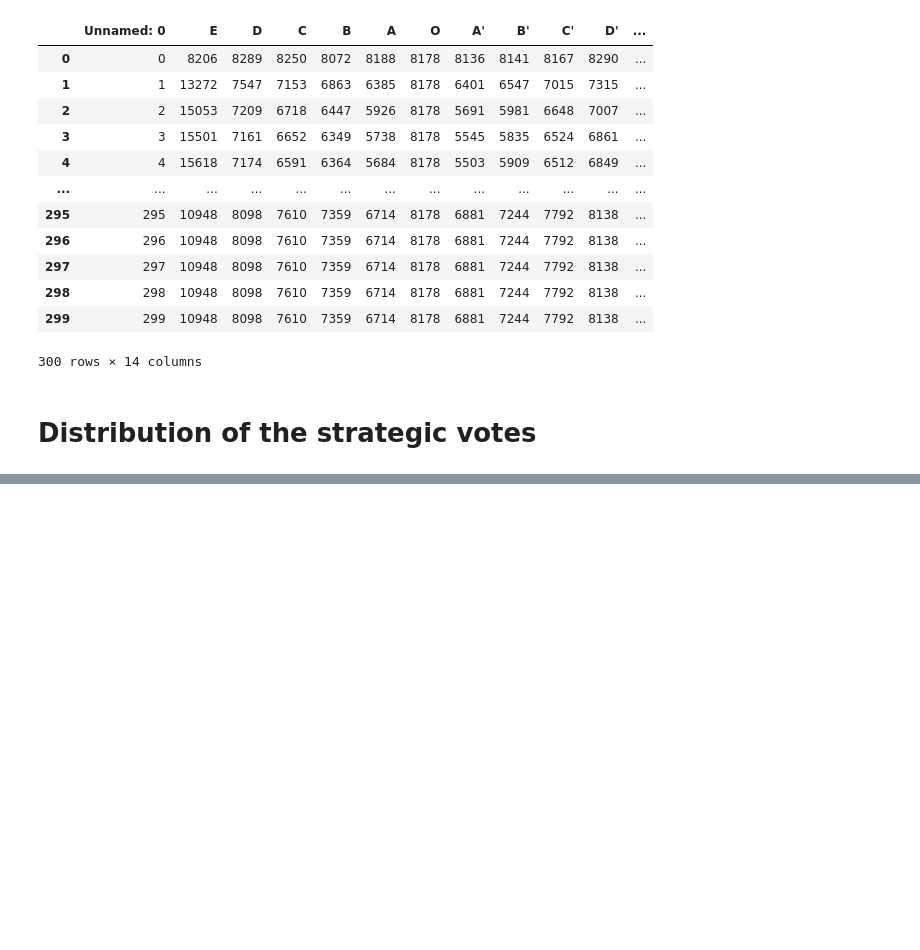
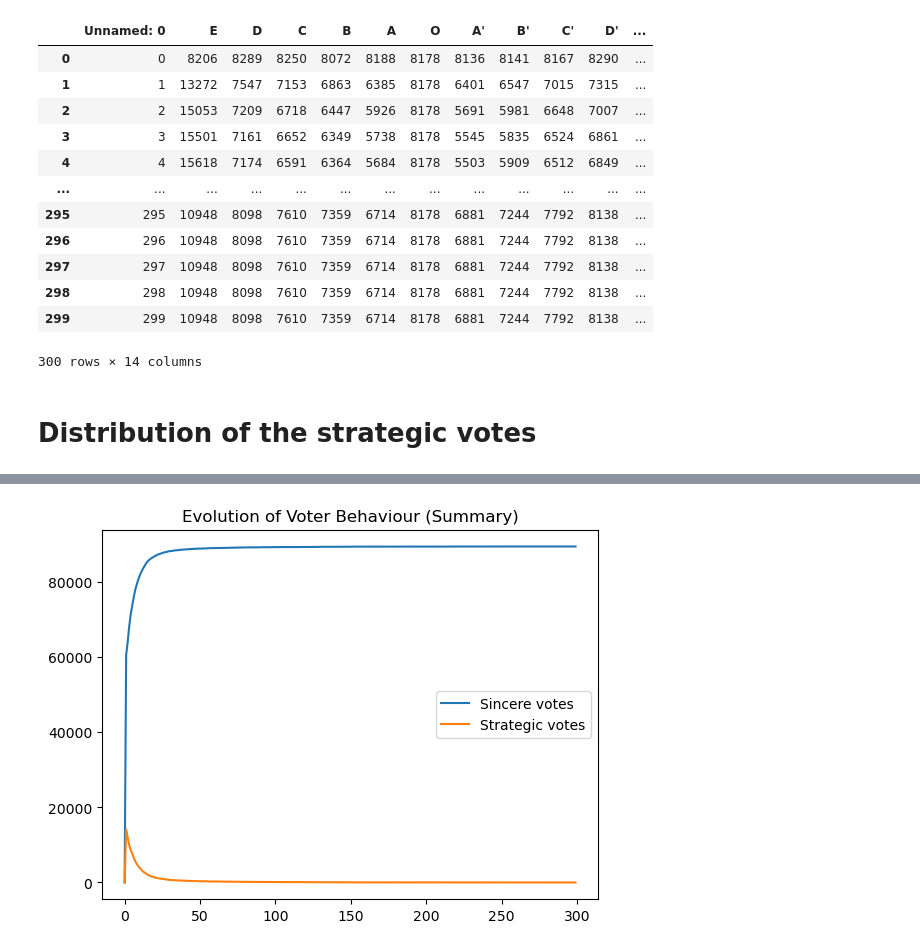
Before and after one commit to tamayasar/CSS502, a Jupyter notebook: final/final.ipynb, the cells around one changed output, grey strips where cells are left out. Saved outputs shown, nothing was run; the diff lists cells and outputs as text; code cells hidden in the pictures; blank space fills up the shorter version.

```diff
--- a/final/final.ipynb
+++ b/final/final.ipynb
@@ -47,0 +77,5 @@ data.str_out_det[10]
+# %%
+for i in range(len(data.str_out_det)):
+    a = ast.literal_eval(data.str_out_det[i])
+    lefts = [a["left_suc_strategic"], a["left_unsuc_best_try"]]
+    lefts_sums.append([sum(x) for x in zip(*[[i[k] for k in i] for i in lefts])])
@@ -47,0 +106,2 @@ data.str_out_det[10]
+# %%
+rights_sums = []
@@ -47,0 +139,2 @@ data.str_out_det[10]
+# %%
+data['outcomes'] = data['outcomes'].apply(ast.literal_eval)
@@ -47,0 +143,28 @@ data.str_out_det[10]
+# %%
+fig = Figure()
+ax = fig.subplots()
+tie = [gen["tie"] for gen in data.outcomes]
+left_winning_sincere = [gen["left_winning_sincere"] for gen in data.outcomes]
+left_unsuc_sincere = [gen["left_unsuc_sincere"] for gen in data.outcomes]
+right_winning_sincere = [gen["right_winning_sincere"] for gen in data.outcomes]
+right_unsuc_sincere = [gen["right_unsuc_sincere"] for gen in data.outcomes]
+sincere_list = [tie, left_winning_sincere, left_unsuc_sincere,
+                right_winning_sincere, right_unsuc_sincere]
+
+left_suc_strategic = [gen["left_suc_strategic"] for gen in data.outcomes]
+left_unsuc_best_try = [gen["left_unsuc_best_try"] for gen in data.outcomes]
+right_suc_strategic = [gen["right_suc_strategic"] for gen in data.outcomes]
+right_unsuc_best_try = [gen["right_unsuc_best_try"] for gen in data.outcomes]
+strategic_list = [left_suc_strategic, left_unsuc_best_try,
+                  right_suc_strategic, right_unsuc_best_try]
+
+sincere = [sum(i) for i in zip(*sincere_list)]
+strategic = [sum(i) for i in zip(*strategic_list)]
+
+ax.plot(sincere, label="Sincere votes")
+ax.plot(strategic, label="Strategic votes")
+ax.set_title("Evolution of Voter Behaviour (Summary)")
+ax.legend()
+fig
+# %% [output]
+[figure, added]
```
Also changed, not shown: parts of 36 cells of this notebook, 3 other files.
